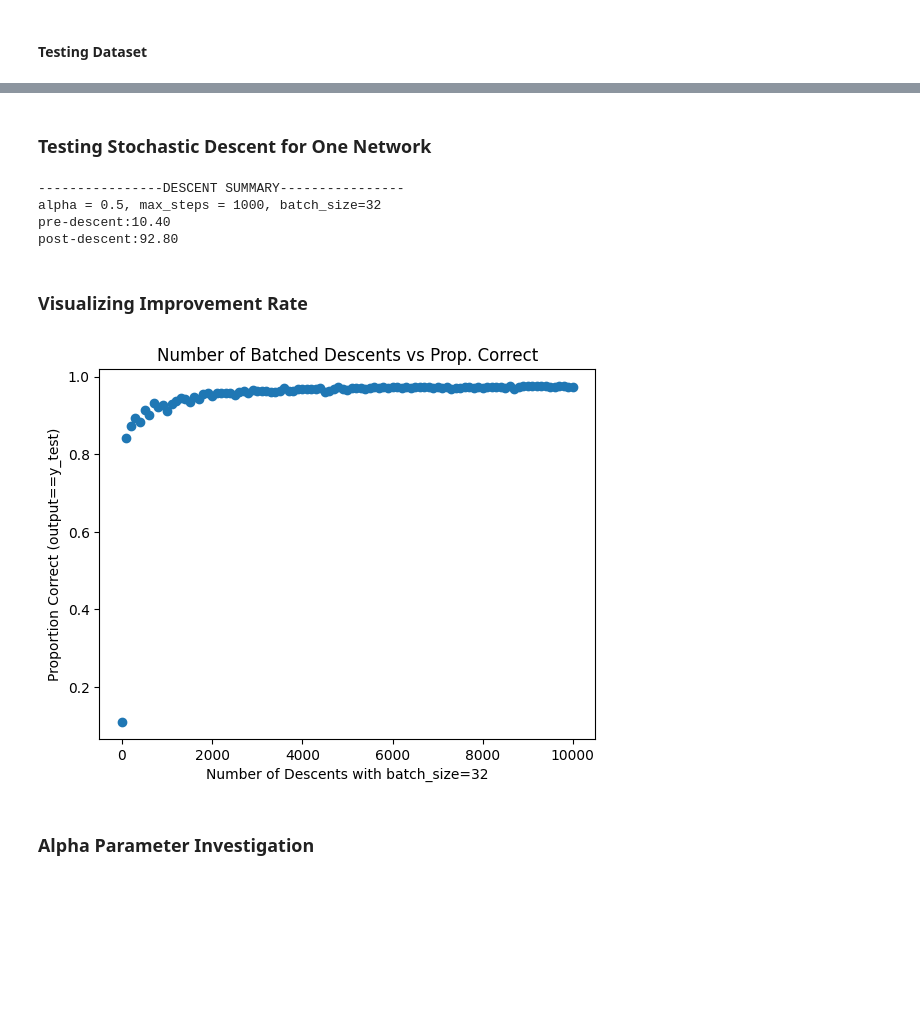
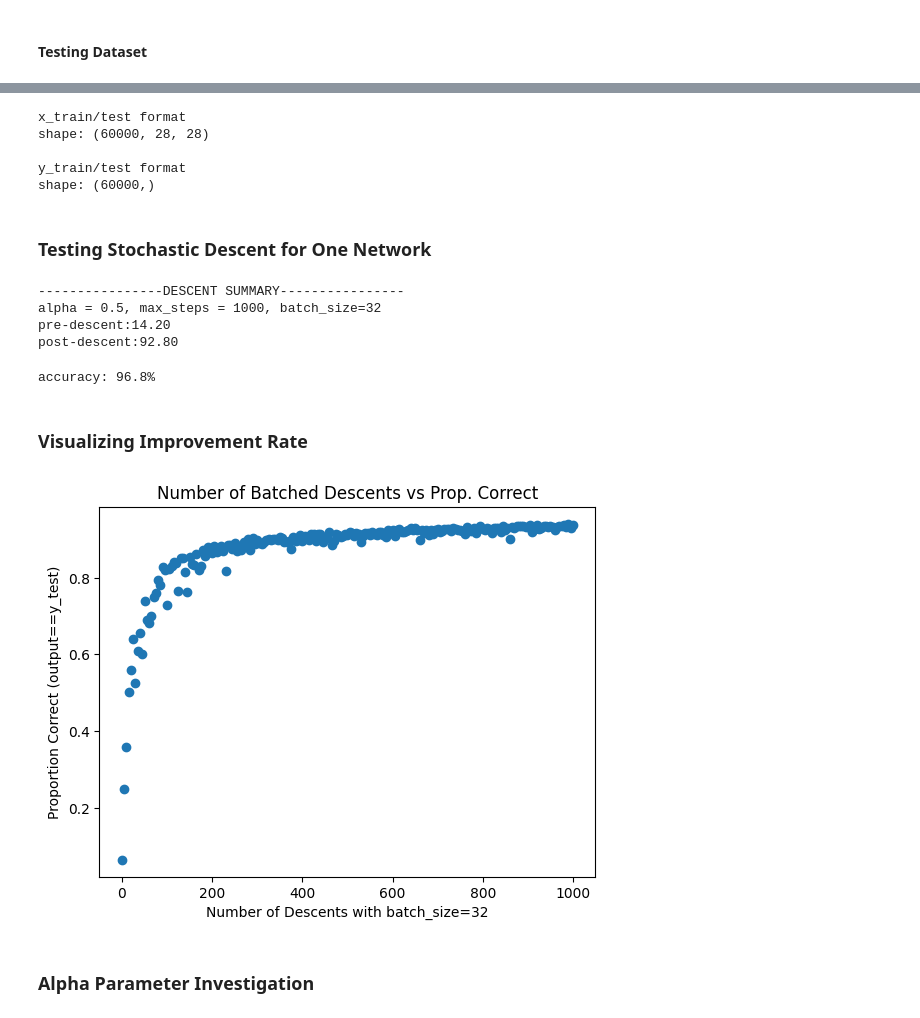
Before and after one commit to maxhonjo/pp-project, a Jupyter notebook: testing_main.ipynb, the cells around one changed output, grey strips where cells are left out. Cells and saved outputs as stored; diff of their text form; code cells hidden in the pictures; blank space fills up the shorter version.

```diff
--- a/testing_main.ipynb
+++ b/testing_main.ipynb
@@ -24,43 +23,15 @@ y_test = data["y_test"]
-# %%
-'''
-Just run once. Used for testing the network and visualizing the data.
-'''
-def show_one(image, label=None, pred=None):
-    """Display one 28x28 image."""
-    plt.figure(figsize=(3, 3))
-    plt.imshow(image, cmap="gray")
-
-    if label is not None and pred is not None:
-        title = f"true = {label} | pred = {pred}"
-        plt.title(title)
-    elif label is not None:
-        plt.title(f"true = {label}")
-    elif pred is not None:
-        plt.title(f"pred = {pred}")
-
-    plt.axis("off")
-    plt.show()
-
-def test_accuracy(network, x_test=x_test, y_test=y_test, test_size=500):
-
-    test_idxs = np.random.choice(len(x_test), test_size,replace=False)
-    x_test = x_test[test_idxs]
-    y_test = y_test[test_idxs]
-
-    results = np.zeros_like(x_test)
-
-    for i in range(len(x_test)):
-        output = network.f_prop(x_test[i], output_only=True)
-
-        prediction = np.argmax(output)
-        true_val = y_test[i]
-
-        if prediction == true_val:
-            results[i] = 1
-
-    accuracy = np.mean(results)
-    # print(f'network accuracy: {accuracy * 100:.2f}%')
-    return np.mean(results)
+# %%
+print('x_train/test format')
+print(f'shape: {x_train.shape}')
+print()
+print('y_train/test format')
+print(f'shape: {y_train.shape}')
+# %% [output]
+x_train/test format
+shape: (60000, 28, 28)
+
+y_train/test format
+shape: (60000,)
 # %% [markdown]
 ### Testing Stochastic Descent for One Network
 # %%
@@ -86,32 +57,38 @@ print(f'post-descent:{post*100:.2f}')
 # %% [output]
 ----------------DESCENT SUMMARY----------------
 alpha = 0.5, max_steps = 1000, batch_size=32
-pre-descent:10.40
+pre-descent:14.20
 post-descent:92.80
+# %%
+net = Network(shape=[784,128,64,10])
+net.descend_stoc(x_train, y_train, max_steps=3000)
+print(f'accuracy: {test_accuracy(net)*100}%')
+# %% [output]
+accuracy: 96.8%
 # %% [markdown]
 ### Visualizing Improvement Rate
 # %%
-TOTAL_STEPS = 10000
-TEST_EVERY  = 100
+TOTAL_STEPS = 1000
+TEST_EVERY  = 5
 ALPHA       = 0.5
 BATCH_SIZE  = 32
 net = Network(shape=[784,128,64,10])
 
 x = [i for i in range(0,TOTAL_STEPS+1, TEST_EVERY)]
 y = [test_accuracy(net, test_size=200)]
 
 for i in range(TEST_EVERY, TOTAL_STEPS+1, TEST_EVERY):
     net.descend_stoc(x_train=x_train,y_train=y_train,alpha=ALPHA,max_steps=TEST_EVERY,batch_size=BATCH_SIZE)
 
     y.append(test_accuracy(net, test_size=10000))
 
 plt.title('Number of Batched Descents vs Prop. Correct')
 plt.xlabel(f'Number of Descents with batch_size={BATCH_SIZE}')
 plt.ylabel(f'Proportion Correct (output==y_test)')
 plt.scatter(x, y)
 plt.show()
 # %% [output]
-[figure, old version]
+[figure, new version]
 # %% [markdown]
 ### Alpha Parameter Investigation
 # %%
```
Also changed, not shown: parts of 3 cells of this notebook, 2 other files.
